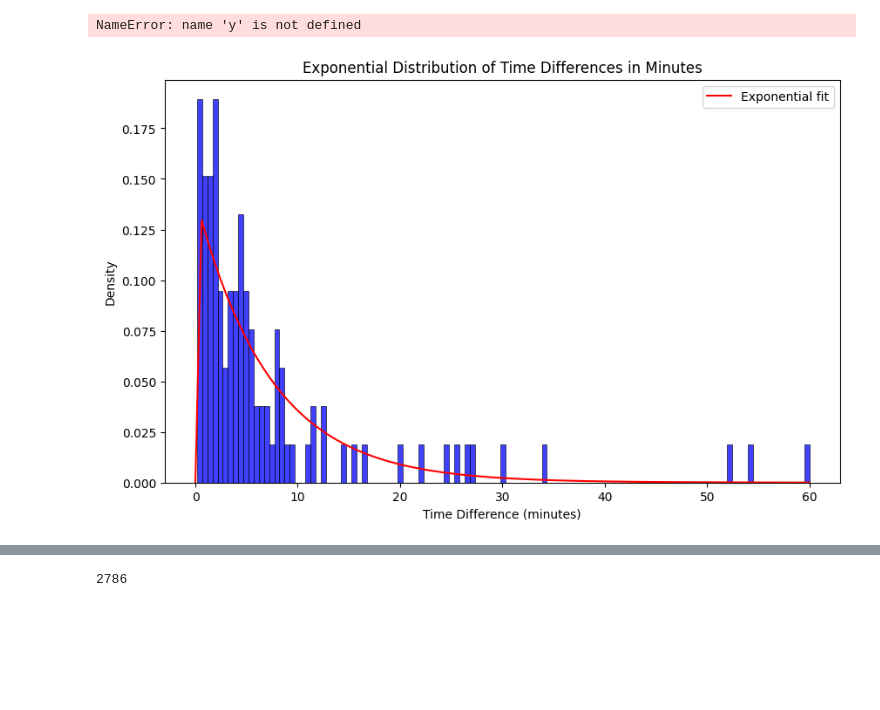
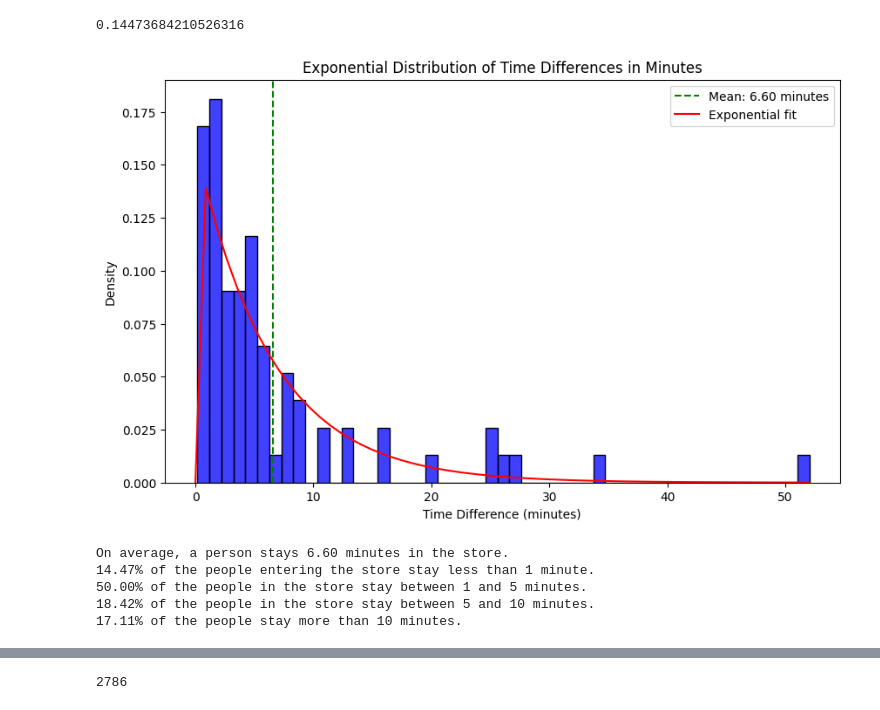
Before and after one commit to dunz21/yolov7-tracker, a Jupyter notebook: none_analysis.ipynb, the cells around one changed output, grey strips where cells are left out. Drawn from its saved outputs; the diff is of its cells as text; code cells hidden in the pictures; blank space fills up the shorter version.

```diff
--- a/none_analysis.ipynb
+++ b/none_analysis.ipynb
@@ -52,33 +52,71 @@ SELECT
     start_out
 FROM intermediate
 WHERE rn = 1
-  AND max_distance < 0.6
+  AND max_distance < 0.4
   AND time_diff >= '00:00:10'
   AND time_diff <= '01:00:00'
 ORDER BY time_diff, max_distance ASC
 """, conn)
-# %%
-y
-# %% [output]
-NameError: name 'y' is not defined
+# %%
+# Convert the 'time_diff' column from HH:MM:SS format to minutes
+bbox['time_diff_minutes'] = pd.to_timedelta(bbox['time_diff']).dt.total_seconds() / 60
+less_than_1_min = (bbox['time_diff_minutes'] < 1).mean()
+print((bbox['time_diff_minutes'] < 1).mean())
+# print(f"Percentage of matches with time difference less than 1 minute: {less_than_1_min:.2f}%")
+# %% [output]
+0.14473684210526316
 # %%
+
 # Convert the 'time_diff' column from HH:MM:SS format to minutes
 bbox['time_diff_minutes'] = pd.to_timedelta(bbox['time_diff']).dt.total_seconds() / 60
 
+# Filter out any non-positive values (if present)
+bbox = bbox[bbox['time_diff_minutes'] > 0]
+# Fit an Exponential distribution to the data
+# params = bbox['time_diff_minutes']
+params = expon.fit(bbox['time_diff_minutes'])
+
+# Calculate mean
+mean_time_diff = bbox['time_diff_minutes'].mean()
+
+
+# Calculate percentages
+less_than_1_min = (bbox['time_diff_minutes'] < 1).mean() * 100
+between_1_and_5_min = ((bbox['time_diff_minutes'] >= 1) & (bbox['time_diff_minutes'] < 5)).mean() * 100
+between_5_and_10_min = ((bbox['time_diff_minutes'] >= 5) & (bbox['time_diff_minutes'] <= 10)).mean() * 100
+more_than_10_min = (bbox['time_diff_minutes'] > 10).mean() * 100
+
 plt.figure(figsize=(10, 6))
-bins = int((bbox['time_diff_minutes'].max() - bbox['time_diff_minutes'].min()) / 0.5)
+bins = int((bbox['time_diff_minutes'].max() - bbox['time_diff_minutes'].min()) / 1)
 sns.histplot(bbox['time_diff_minutes'], kde=False, color='blue', bins=bins, stat='density')
+plt.axvline(mean_time_diff, color='green', linestyle='--', linewidth=1.5, label=f'Mean: {mean_time_diff:.2f} minutes')
+
+
+
 # Plot the Exponential PDF
-params = expon.fit(bbox['time_diff_minutes'])
-x = np.linspace(0, bbox['time_diff_minutes'].max(), 100)
-y = expon.pdf(x, params[0], params[1])
-# y = expon.pdf(x, 0.16, 7.236)
+x = np.linspace(0, bbox['time_diff_minutes'].max(), 60)
+y = expon.pdf(x, *params)
 plt.plot(x, y, 'r-', label='Exponential fit')
+
+
+# Add titles and labels
 
 plt.title('Exponential Distribution of Time Differences in Minutes')
 plt.xlabel('Time Difference (minutes)')
 plt.ylabel('Density')
 plt.legend()
 plt.show()
+
+# Print the results
+print(f"On average, a person stays {mean_time_diff:.2f} minutes in the store.")
+print(f"{less_than_1_min:.2f}% of the people entering the store stay less than 1 minute.")
+print(f"{between_1_and_5_min:.2f}% of the people in the store stay between 1 and 5 minutes.")
+print(f"{between_5_and_10_min:.2f}% of the people in the store stay between 5 and 10 minutes.")
+print(f"{more_than_10_min:.2f}% of the people stay more than 10 minutes.")
 # %% [output]
-[figure, old version]
+[figure, new version]
+On average, a person stays 6.60 minutes in the store.
+14.47% of the people entering the store stay less than 1 minute.
+50.00% of the people in the store stay between 1 and 5 minutes.
+18.42% of the people in the store stay between 5 and 10 minutes.
+17.11% of the people stay more than 10 minutes.
```
Also changed, not shown: parts of 2 cells of this notebook, 6 other files.
